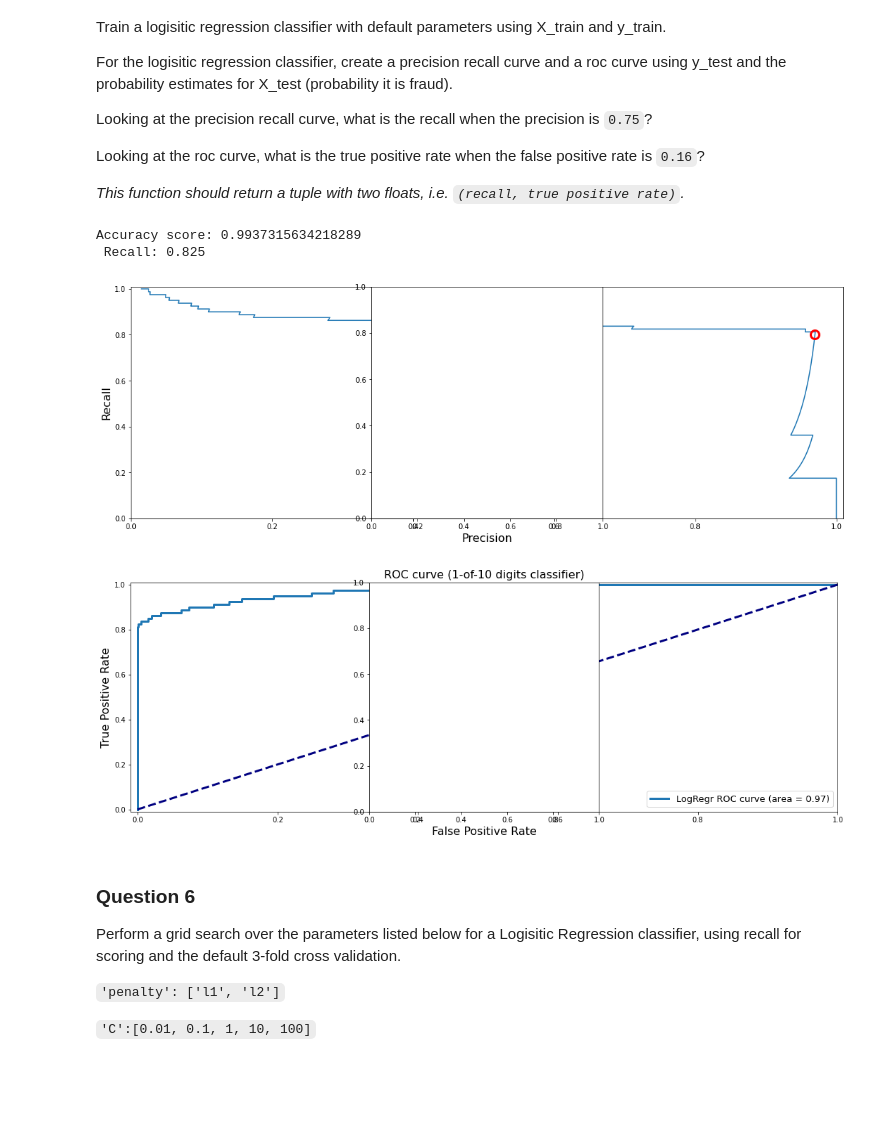
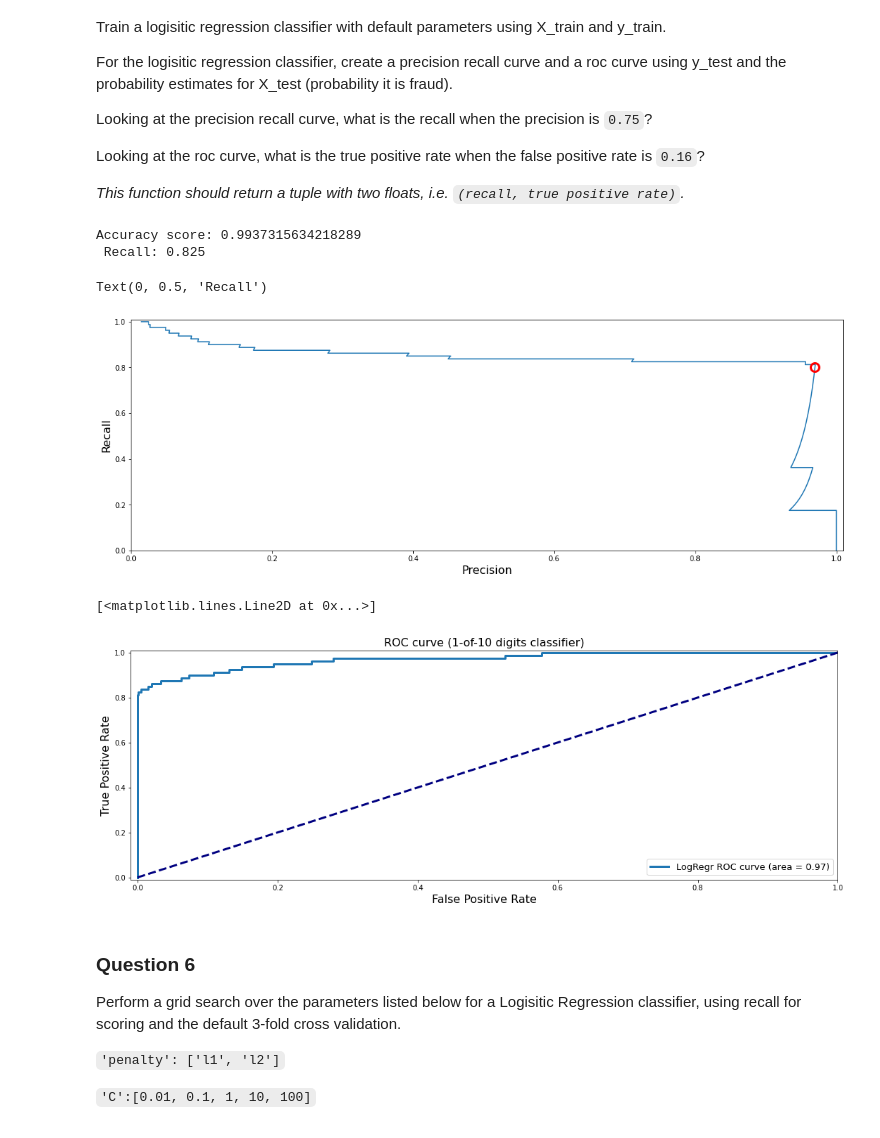
Before and after one commit to francodarvas/PYTHON2, a Jupyter notebook: Assignment 3.ipynb, the cells around one changed output. Cells and saved outputs as stored; diff of their text form; code cells hidden in the pictures; blank space fills up the shorter version.

```diff
--- a/Assignment 3.ipynb
+++ b/Assignment 3.ipynb
@@ -185,45 +175,45 @@ from sklearn.metrics import precision_recall_curve, roc_curve, auc
 # %%
 lr = LogisticRegression(solver='lbfgs', max_iter=1000)
 
 y_score_lr = lr.fit(X_train, y_train).decision_function(X_test)
 fpr_lr, tpr_lr, _ = roc_curve(y_test, y_score_lr)
 roc_auc_lr = auc(fpr_lr, tpr_lr)
 
 #Precision-Recall curve
 precision, recall, thresholds = precision_recall_curve(y_test, y_score_lr)
 closest_zero = np.argmin(np.abs(thresholds))
 closest_zero_p = precision[closest_zero]
 closest_zero_r = recall[closest_zero]
 
 print(f"Accuracy score: {accuracy_score(y_test, y_pred)}\n",f"Recall: {recall_score(y_test, y_pred)}")
 plt.figure(figsize=(18,6))
 plt.xlim([0.0, 1.01])
 plt.ylim([0.0, 1.01])
 plt.plot(precision, recall, label='Precision-Recall Curve')
 plt.plot(closest_zero_p, closest_zero_r, 'o', markersize = 12, fillstyle = 'none', c='r', mew=3)
 plt.xlabel('Precision', fontsize=16)
 plt.ylabel('Recall', fontsize=16)
-plt.axes().set_aspect('equal')
-plt.show()
-
-
-#ROC curve
-plt.figure(figsize=(18,6))
-plt.xlim([-0.01, 1.00])
-plt.ylim([-0.01, 1.01])
-plt.plot(fpr_lr, tpr_lr, lw=3, label='LogRegr ROC curve (area = {:0.2f})'.format(roc_auc_lr))
-plt.xlabel('False Positive Rate', fontsize=16)
-plt.ylabel('True Positive Rate', fontsize=16)
-plt.title('ROC curve (1-of-10 digits classifier)', fontsize=16)
-plt.legend(loc='lower right', fontsize=13)
-plt.plot([0, 1], [0, 1], color='navy', lw=3, linestyle='--')
-plt.axes().set_aspect('equal')
-plt.show()
+# plt.axes().set_aspect('equal')
 # %% [output]
 Accuracy score: 0.9937315634218289
  Recall: 0.825
+Text(0, 0.5, 'Recall')
-[figure, old version]
+[figure, new version]
-[figure, removed]
+# %%
+#ROC curve
+plt.figure(figsize=(18,6))
+plt.xlim([-0.01, 1.00])
+plt.ylim([-0.01, 1.01])
+plt.plot(fpr_lr, tpr_lr, lw=3, label='LogRegr ROC curve (area = {:0.2f})'.format(roc_auc_lr))
+plt.xlabel('False Positive Rate', fontsize=16)
+plt.ylabel('True Positive Rate', fontsize=16)
+plt.title('ROC curve (1-of-10 digits classifier)', fontsize=16)
+plt.legend(loc='lower right', fontsize=13)
+plt.plot([0, 1], [0, 1], color='navy', lw=3, linestyle='--')
+# plt.axes().set_aspect('equal')
+# %% [output]
+[<matplotlib.lines.Line2D at 0x...>]
+[figure, added]
 # %%
 def answer_five():
 
```
Also changed, not shown: parts of 2 cells of this notebook.
